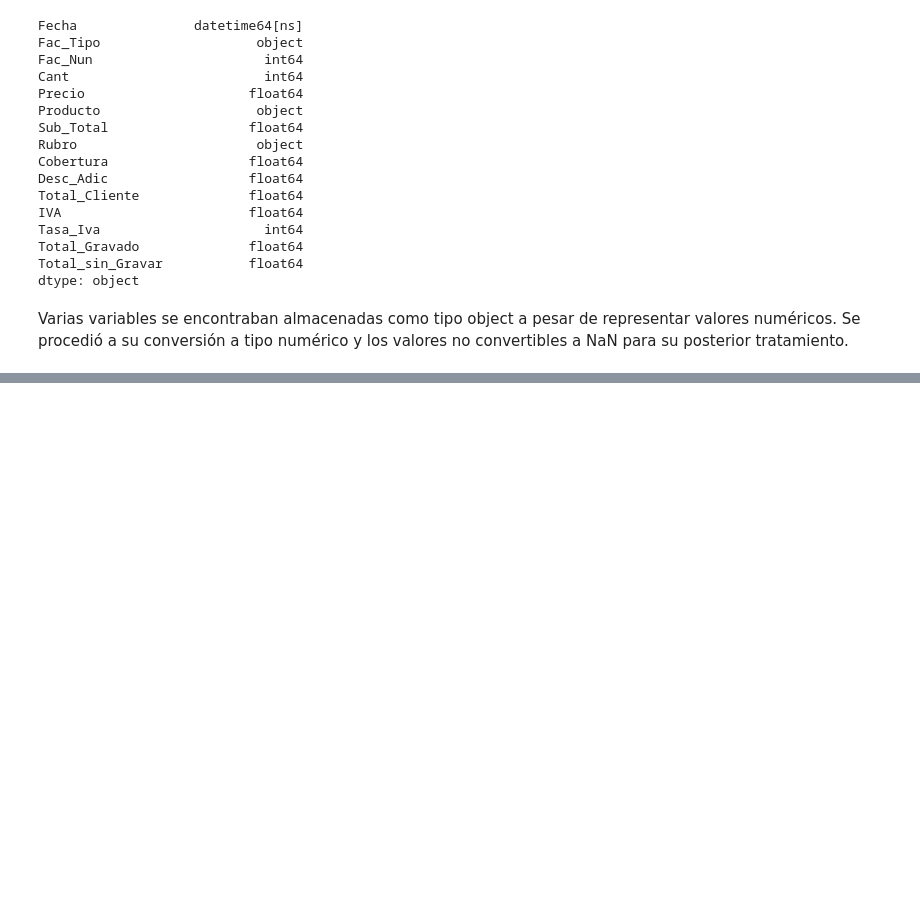
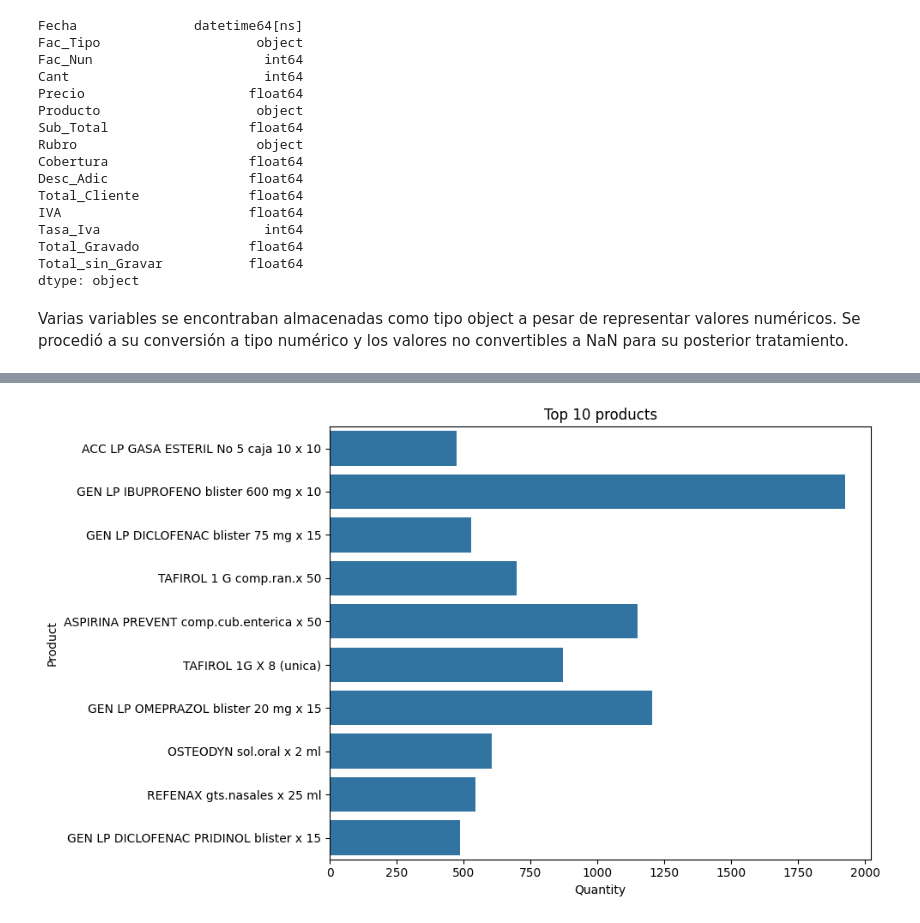
Before and after one commit to 4GeeksAcademy/sp-ml-20-final-project-g2, a Jupyter notebook: src/eda-ineta.ipynb, the cells around one changed output, grey strips where cells are left out. Cells and saved outputs as stored; diff of their text form; code cells hidden in the pictures; blank space fills up the shorter version.

```diff
--- a/src/eda-ineta.ipynb
+++ b/src/eda-ineta.ipynb
@@ -390,0 +449,14 @@ Varias variables se encontraban almacenadas como tipo object a pesar de represen
+# %%
+top_products = df['Producto'].value_counts().nlargest(10).index
+
+plt.figure(figsize=(10, 6))
+sns.countplot(data=df[df['Producto'].isin(top_products)],
+              y='Producto')
+
+plt.title(f'Top 10 products')
+plt.xlabel('Quantity')
+plt.ylabel('Product')
+plt.tight_layout()
+plt.show()
+# %% [output]
+[figure, added]
```
Also changed, not shown: parts of 26 cells of this notebook, 1 other file.
